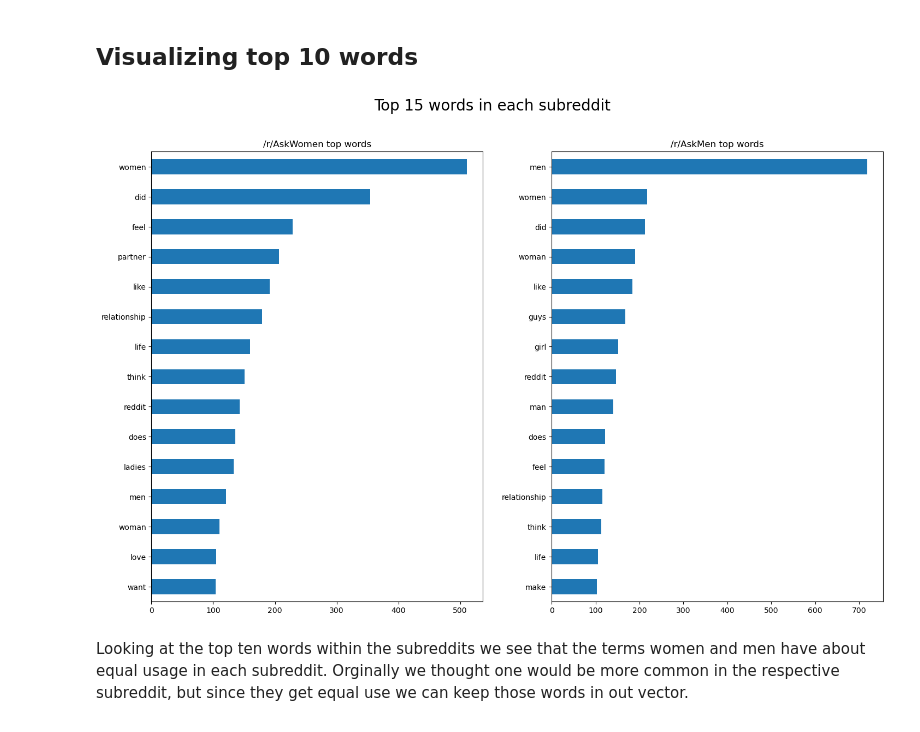
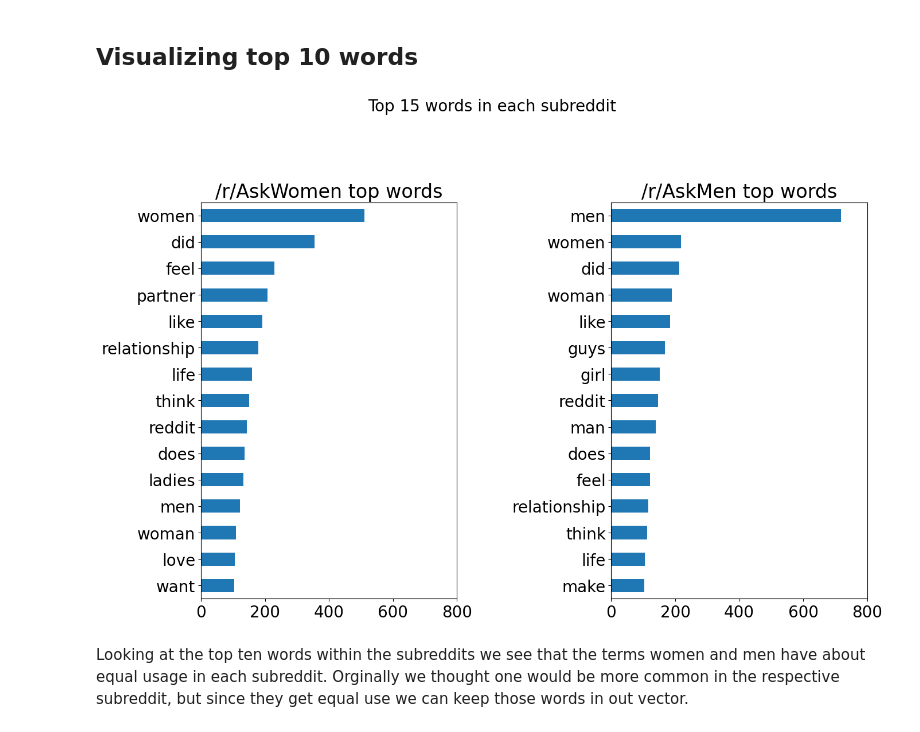
Before and after one commit to DerikVo/Reddit_NLP_project, a Jupyter notebook: Code/02_data_cleaning.ipynb, the cells around one changed output. Saved outputs shown, nothing was run; the diff lists cells and outputs as text; code cells hidden in the pictures.

```diff
--- a/Code/02_data_cleaning.ipynb
+++ b/Code/02_data_cleaning.ipynb
@@ -8,6 +8,7 @@ import seaborn as sns
 import datetime as dt
 from sklearn.feature_extraction.text import CountVectorizer
 from nltk.sentiment.vader import SentimentIntensityAnalyzer
+plt.rcParams.update({'font.size': 20})
 # %% [markdown]
 __________________________________________________________________
 # Introducion:
@@ -312,14 +326,16 @@ men_word_2 = words_df_2[vect_df_2['subreddit'] == 'AskMen'].sum().sort_values(as
 # %%
 fig, a = plt.subplots(1,2, figsize=(15,10))
 plt.suptitle('Top 15 words in each subreddit', fontsize= 20)
 a[0].set_title('/r/AskWomen top words')
+a[0].set_xlim([0, 800])
+a[1].set_xlim([0, 800])
 a[1].set_title('/r/AskMen top words')
 women_word_2.head(15).plot(kind = 'barh', ax=a[0]).invert_yaxis()
 men_word_2.head(15).plot(kind = 'barh', ax=a[1]).invert_yaxis()
 fig.tight_layout(pad=2.5)
 plt.savefig('../Figures/eda/top_ten_words')
 # %% [output]
-[figure, old version]
+[figure, new version]
 # %% [markdown]
 Looking at the top ten words within the subreddits we see that the terms women and men have about equal usage in each subreddit. Orginally we thought one would be more common in the respective subreddit, but since they get equal use we can keep those words in out vector.
 # %% [markdown]
```
Also changed, not shown: parts of 8 cells of this notebook, 17 other files.
